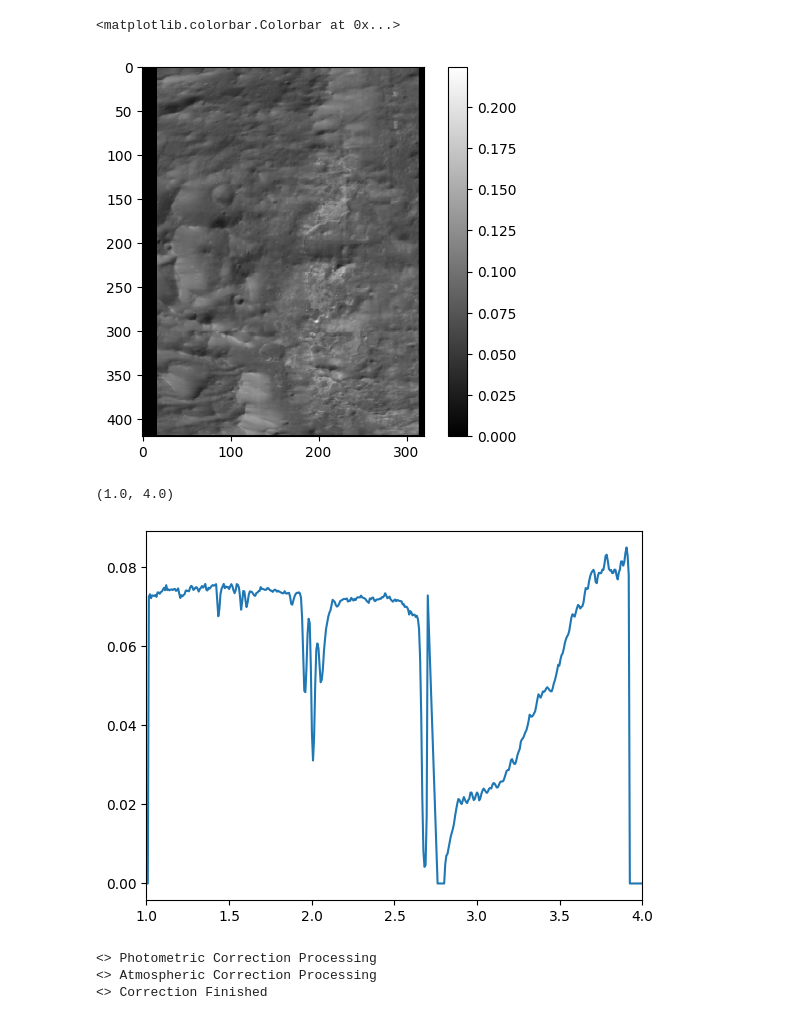
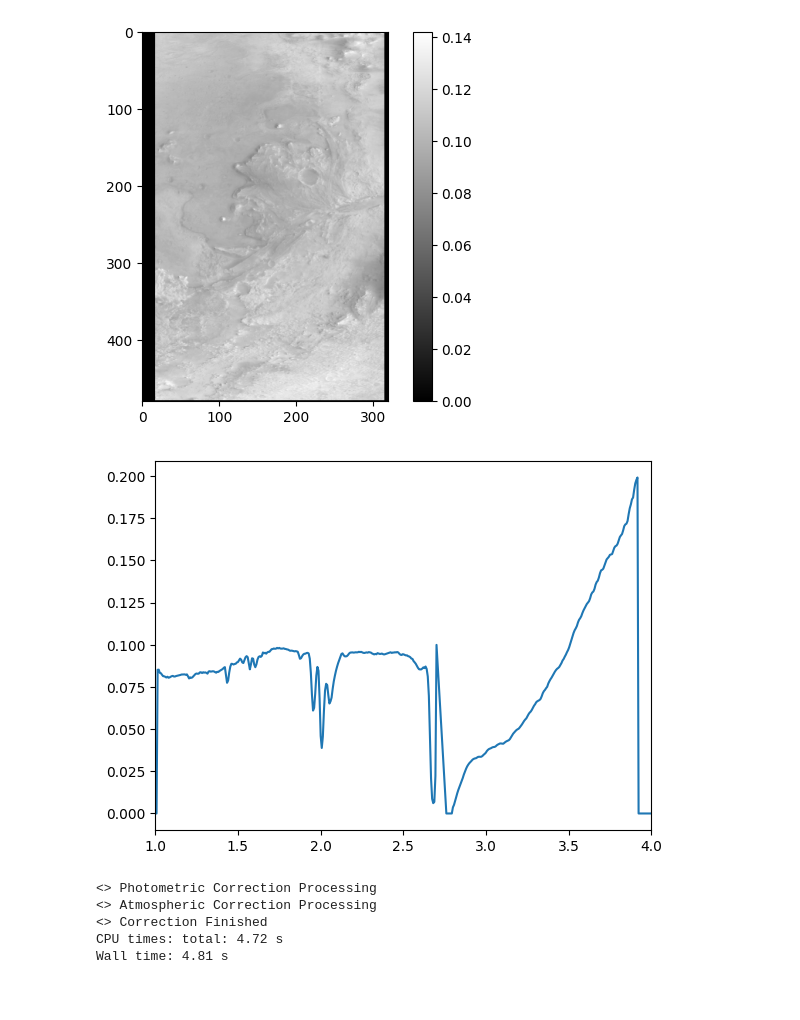
Before and after one commit to justinbl/pyCRISM, a Jupyter notebook: demo.ipynb, the cells around one changed output. Cells and saved outputs as stored; diff of their text form; code cells hidden in the pictures.

```diff
--- a/demo.ipynb
+++ b/demo.ipynb
@@ -22,0 +34,8 @@ Resampled: False
+# %%
+%%time
+# We now load the data
+import pyCRISM as pc
+from matplotlib import pyplot as plt
+
+hrl40ff = pc.CRISMdata(TRDR_path)
+hrl40ff
@@ -23,23 +59,29 @@ Resampled: False
 # %%
-# loading CRISM Data
-hrl16cfe.load()
-plt.imshow(hrl16cfe.ifdat[:,:,100],cmap='gray')
+# We can visualize the data
+hrl40ff.load()
+plt.imshow(hrl40ff.ifdat[:,:,100],cmap='gray')
 plt.colorbar()
+plt.show()
 # %% [output]
-<matplotlib.colorbar.Colorbar at 0x...>
-[figure, old version]
+[figure, new version]
 # %%
-plt.plot(hrl16cfe.meanwvl,hrl16cfe.ifdat[100,100,:])
+# Example of plotting the spectrum of a pixel of raw data
+plt.plot(hrl40ff.meanwvl,hrl40ff.ifdat[100,100,:])
 plt.xlim([1,4.0])
+plt.show()
 # %% [output]
-(1.0, 4.0)
-[figure, old version]
+[figure, new version]
-# %%
-# photometric correction and atmospheric correction
-hrl16cfe.crism_corr()
-#hrl16cfe.crism_corr_save()
-# %% [output]
-<> Photometric Correction Processing
-<> Atmospheric Correction Processing
-<> Correction Finished
+# %%
+%%time
+# photometric correction and atmospheric correction witout output
+hrl40ff.crism_corr()
+
+# photometric correction and atmospheric correction with output, if output is None, it will save the output to the same directory as the input file
+#hrl16cfe.crism_corr_save(output=None)
+# %% [output]
+<> Photometric Correction Processing
+<> Atmospheric Correction Processing
+<> Correction Finished
+CPU times: total: 4.72 s
+Wall time: 4.81 s
 # %%
```
Also changed, not shown: parts of 12 cells of this notebook, 2 other files.
